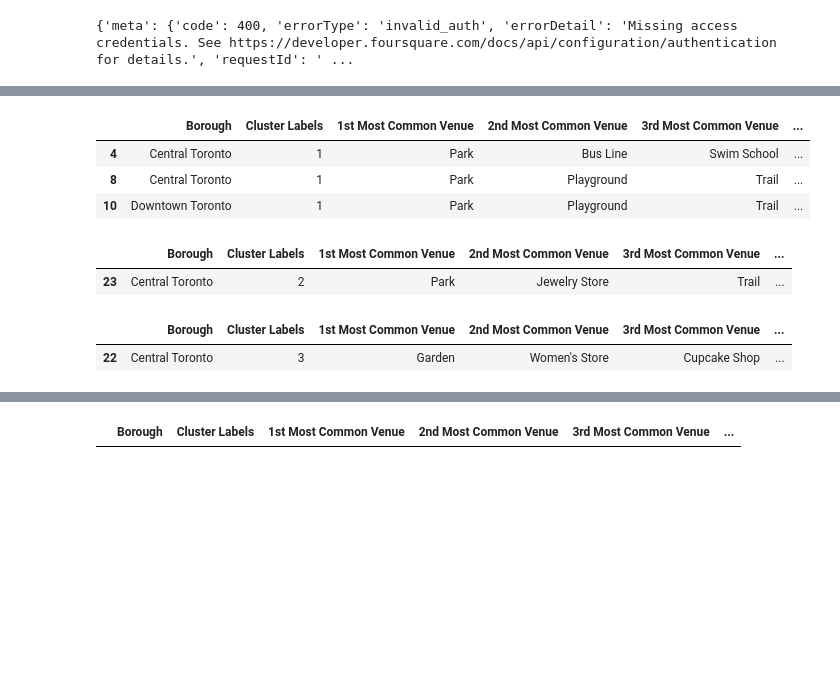
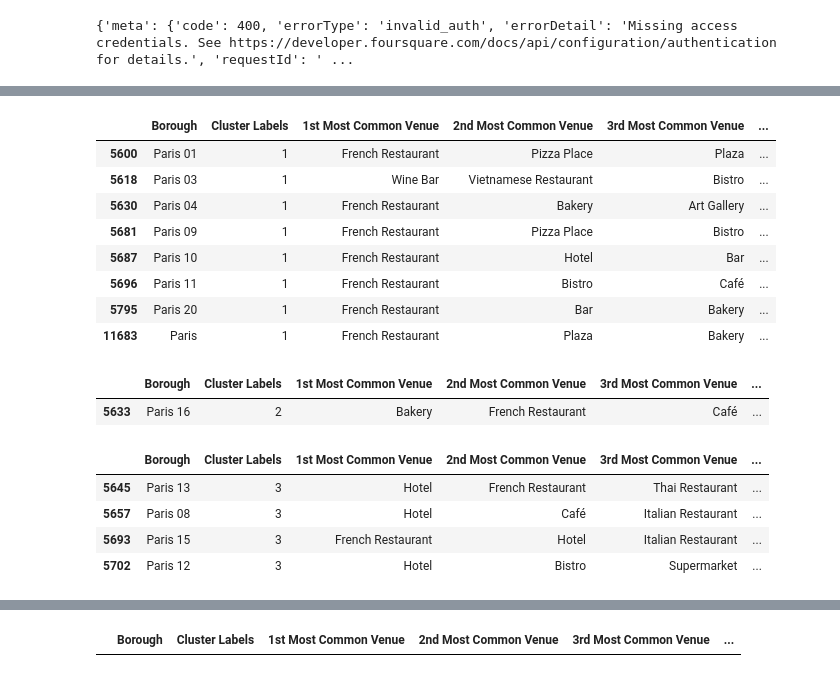
Before and after one commit to skywalker-1993/Coursera_Capstone, a Jupyter notebook: Segmenting and Clustering Neighborhoods in Paris.ipynb, the cells around one changed output, grey strips where cells are left out. Cells and saved outputs as stored; diff of their text form; code cells hidden in the pictures; blank space fills up the shorter version.

```diff
--- a/Segmenting and Clustering Neighborhoods in Paris.ipynb
+++ b/Segmenting and Clustering Neighborhoods in Paris.ipynb
@@ -321,4 +411,4 @@ toronto_onehot.shape
 # %%
-toronto_grouped = toronto_onehot.groupby('Neighborhood').mean().reset_index()
-toronto_grouped
+paris_grouped = paris_onehot.groupby('Neighborhood').mean().reset_index()
+paris_grouped
 # %% [output]
@@ -394,10 +484,10 @@ for ind in np.arange(num_top_venues):
 
 # create a new dataframe
 neighborhoods_venues_sorted = pd.DataFrame(columns=columns)
-neighborhoods_venues_sorted['Neighborhood'] = toronto_grouped['Neighborhood']
+neighborhoods_venues_sorted['Neighborhood'] = paris_grouped['Neighborhood']
 
-for ind in np.arange(toronto_grouped.shape[0]):
-    neighborhoods_venues_sorted.iloc[ind, 1:] = return_most_common_venues(toronto_grouped.iloc[ind, :], num_top_venues)
+for ind in np.arange(paris_grouped.shape[0]):
+    neighborhoods_venues_sorted.iloc[ind, 1:] = return_most_common_venues(paris_grouped.iloc[ind, :], num_top_venues)
 
 neighborhoods_venues_sorted.head()
 # %% [output]
@@ -411,10 +501,10 @@ neighborhoods_venues_sorted.head()
 # set number of clusters
 kclusters = 5
 
-toronto_grouped_clustering = toronto_grouped.drop('Neighborhood', 1)
+paris_grouped_clustering = paris_grouped.drop('Neighborhood', 1)
 
 # run k-means clustering
-kmeans = KMeans(n_clusters=kclusters, random_state=0).fit(toronto_grouped_clustering)
+kmeans = KMeans(n_clusters=kclusters, random_state=0).fit(paris_grouped_clustering)
 
 # check cluster labels generated for each row in the dataframe
 kmeans.labels_[0:20]
@@ -425,10 +515,10 @@ array([0, 0, 0, 0, 0, 0, 0, 0, 0, 0, 0, 0, 2, 0, 0, 0, 0, 0, 1, 0],
 # add clustering labels
 neighborhoods_venues_sorted.insert(0, 'Cluster Labels', kmeans.labels_)
 
-toronto_merged = toronto_df
+paris_merged = df_paris
 
 # merge toronto_grouped with toronto_data to add latitude/longitude for each neighborhood
-toronto_merged = toronto_merged.join(neighborhoods_venues_sorted.set_index('Neighborhood'), on='Neighborhood')
+paris_merged = paris_merged.join(neighborhoods_venues_sorted.set_index('Neighborhood'), on='Neighborhood')
 
-toronto_merged.head()
+paris_merged.head()
 # %% [output]
@@ -498,22 +596,33 @@ toronto_merged.loc[toronto_merged['Cluster Labels'] == 0, toronto_merged.columns
 # %%
 # Cluster 2
-toronto_merged.loc[toronto_merged['Cluster Labels'] == 1, toronto_merged.columns[[1] + list(range(5, toronto_merged.shape[1]))]]
+cluster2_df = paris_merged.loc[paris_merged['Cluster Labels'] == 1, paris_merged.columns[[1] + list(range(5, paris_merged.shape[1]))]]
+cluster2_df.drop_duplicates()
 # %% [output]
 |  | Borough | Cluster Labels | 1st Most Common Venue | 2nd Most Common Venue | 3rd Most Common Venue | ... |
-| 4 | Central Toronto | 1 | Park | Bus Line | Swim School | ... |
-| 8 | Central Toronto | 1 | Park | Playground | Trail | ... |
-| 10 | Downtown Toronto | 1 | Park | Playground | Trail | ... |
+| 5600 | Paris 01 | 1 | French Restaurant | Pizza Place | Plaza | ... |
+| 5618 | Paris 03 | 1 | Wine Bar | Vietnamese Restaurant | Bistro | ... |
+| 5630 | Paris 04 | 1 | French Restaurant | Bakery | Art Gallery | ... |
+| 5681 | Paris 09 | 1 | French Restaurant | Pizza Place | Bistro | ... |
+| 5687 | Paris 10 | 1 | French Restaurant | Hotel | Bar | ... |
+| 5696 | Paris 11 | 1 | French Restaurant | Bistro | Café | ... |
+| 5795 | Paris 20 | 1 | French Restaurant | Bar | Bakery | ... |
+| 11683 | Paris | 1 | French Restaurant | Plaza | Bakery | ... |
 # %%
 # Cluster 3
-toronto_merged.loc[toronto_merged['Cluster Labels'] == 2, toronto_merged.columns[[1] + list(range(5, toronto_merged.shape[1]))]]
+cluster3_df = paris_merged.loc[paris_merged['Cluster Labels'] == 2, paris_merged.columns[[1] + list(range(5, paris_merged.shape[1]))]]
+cluster3_df.drop_duplicates()
 # %% [output]
 |  | Borough | Cluster Labels | 1st Most Common Venue | 2nd Most Common Venue | 3rd Most Common Venue | ... |
-| 23 | Central Toronto | 2 | Park | Jewelry Store | Trail | ... |
+| 5633 | Paris 16 | 2 | Bakery | French Restaurant | Café | ... |
 # %%
 # Cluster 4
-toronto_merged.loc[toronto_merged['Cluster Labels'] == 3, toronto_merged.columns[[1] + list(range(5, toronto_merged.shape[1]))]]
+cluster4_df = paris_merged.loc[paris_merged['Cluster Labels'] == 3, paris_merged.columns[[1] + list(range(5, paris_merged.shape[1]))]]
+cluster4_df.drop_duplicates()
 # %% [output]
 |  | Borough | Cluster Labels | 1st Most Common Venue | 2nd Most Common Venue | 3rd Most Common Venue | ... |
-| 22 | Central Toronto | 3 | Garden | Women's Store | Cupcake Shop | ... |
+| 5645 | Paris 13 | 3 | Hotel | French Restaurant | Thai Restaurant | ... |
+| 5657 | Paris 08 | 3 | Hotel | Café | Italian Restaurant | ... |
+| 5693 | Paris 15 | 3 | French Restaurant | Hotel | Italian Restaurant | ... |
+| 5702 | Paris 12 | 3 | Hotel | Bistro | Supermarket | ... |
 # %%
 # Cluster 5
```
Also changed, not shown: parts of 31 cells of this notebook, 4 other files.
